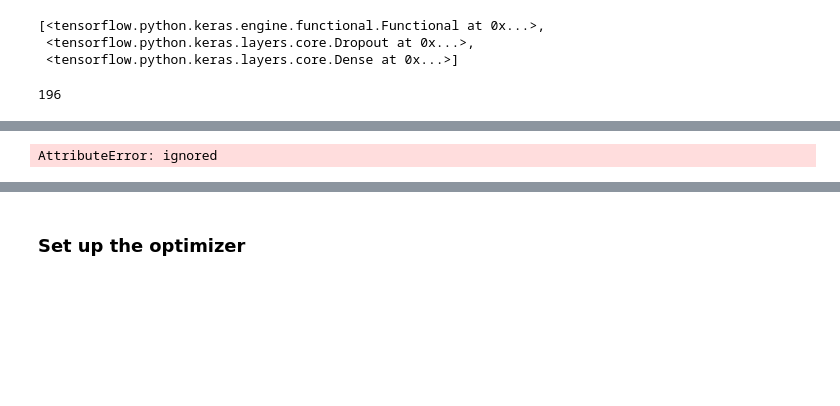
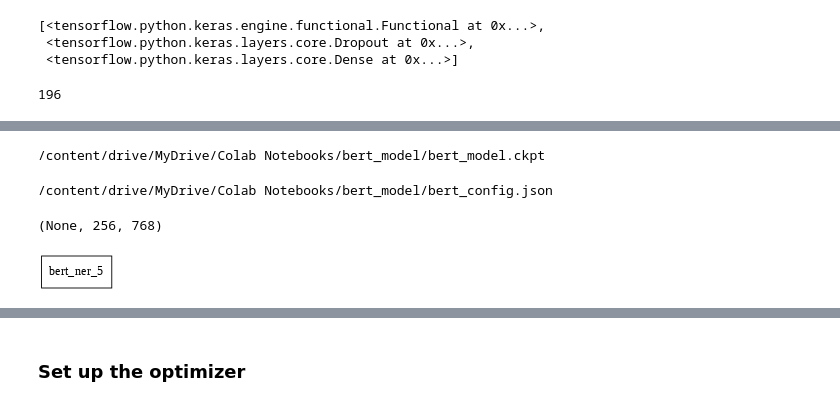
Before and after one commit to Vikadie/AI-repo, a Jupyter notebook: NER_and_Entity_Linking_in_legal_documents_in_Bulgarian_language.ipynb, the cells around one changed output, grey strips where cells are left out. Saved outputs shown, nothing was run; the diff lists cells and outputs as text; code cells hidden in the pictures; blank space fills up the shorter version.

Commit message:
Създадено с Colaboratory

```diff
--- a/NER_and_Entity_Linking_in_legal_documents_in_Bulgarian_language.ipynb
+++ b/NER_and_Entity_Linking_in_legal_documents_in_Bulgarian_language.ipynb
@@ -214,7 +223,7 @@ tf.io.gfile.listdir(gs_folder_bert)
  'vocab.txt']
 # %%
 # Set up tokenizer to generate Tensorflow dataset
-tokenizer = bert_tokenization.FullTokenizer(
+tokenizer = FullTokenizer(
     vocab_file=os.path.join(gs_folder_bert, "vocab.txt"),
      do_lower_case=False)
 
@@ -559,3 +597 @@ config_dict:
  'vocab_size': 119547}
-# %%
-l_bert = bert.BertModelLayer.from_params(bert_params, name="bert")
@@ -586,6 +620,7 @@ class BertNer(tf.keras.Model):
 
         # BERT model as a layer
         self.bert = tf.keras.Model(inputs=[input_word_ids, input_mask, input_type_ids],outputs=[sequence_output])
+        # self.bert = bert_model
 
         if final_layer_initializer is not None:
             initializer = final_layer_initializer
@@ -601,12 +636,12 @@ class BertNer(tf.keras.Model):
 
 
     def call(self, input_word_ids,input_mask=None,input_type_ids=None,valid_mask=None, **kwargs):
-        sequence_output = self.bert([input_word_ids, input_mask, input_type_ids],**kwargs)
+        sequence_output = self.bert([input_word_ids, input_mask, input_type_ids])  # ,**kwargs)
         valid_output = []
-        for i in range(sequence_output.shape[0]):
+        for i in range(sequence_output.shape[0]):  # shape[0] is batch_size
             r = 0
             temp = []
-            for j in range(sequence_output.shape[1]):
+            for j in range(sequence_output.shape[1]):  # shape[1] is max_seq_len
                 if valid_mask[i][j] == 1:
                     temp = temp + [sequence_output[i][j]]
                 else:
@@ -637,5 +670,30 @@ ValueError: ignored
 # %%
 #############################################################################################
+# %%
+bert_ckpt_file_1   = os.path.join(gs_folder_bert, "bert_model.ckpt")
+bert_config_file_1 = os.path.join(gs_folder_bert, "bert_config.json")
+
+print(bert_ckpt_file_1)
+# %% [output]
+/content/drive/MyDrive/Colab Notebooks/bert_model/bert_model.ckpt
+# %%
+print(bert_config_file_1)
+# %% [output]
+/content/drive/MyDrive/Colab Notebooks/bert_model/bert_config.json
+# %%
+with tf.io.gfile.GFile(bert_config_file_1, "r") as reader:
+      bc = bert.StockBertConfig.from_json_string(reader.read())
+      bert_params = bert.loader.map_stock_config_to_params(bc)
+      bert_m = bert.BertModelLayer.from_params(bert_params, name="bert")
+
+input_ids      = tf.keras.layers.Input(shape=(256,), dtype='int32', name="input_ids")
+token_type_ids = tf.keras.layers.Input(shape=(256,), dtype='int32', name="token_type_ids")
+segment_ids    = tf.keras.layers.Input(shape=(256,), dtype='int32', name="segment_ids")
+output         = bert_m([input_ids, token_type_ids])
+
+print(output.shape)
+# %% [output]
+(None, 256, 768)
 # %%
 # model = tf.keras.models.Sequential([
 #   tf.keras.layers.InputLayer(input_shape=(None, 3)),  # [input_word_ids, input_mask, input_type_ids]
@@ -644,9 +702,9 @@ ValueError: ignored
 # ])
 # model.build(input_shape=(None, MAX_SEQ_LENGTH))
 # %%
-tf.keras.utils.plot_model(model, show_shapes=True, dpi=64)
+tf.keras.utils.plot_model(ner, show_shapes=True, dpi=64)
 # %% [output]
-AttributeError: ignored
+[figure, added]
 # %%
 def flatten_layers(root_layer):
     if isinstance(root_layer, tf.keras.layers.Layer):
```
Also changed, not shown: parts of 27 cells of this notebook.
